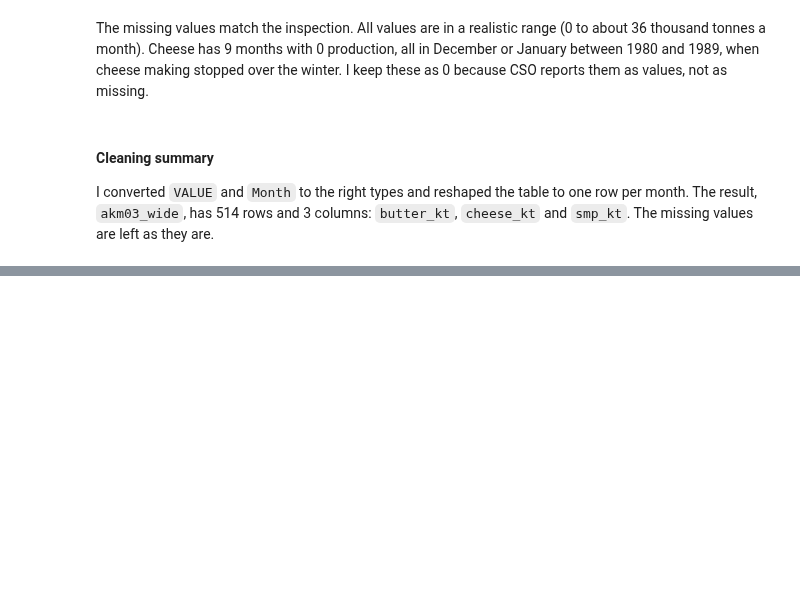
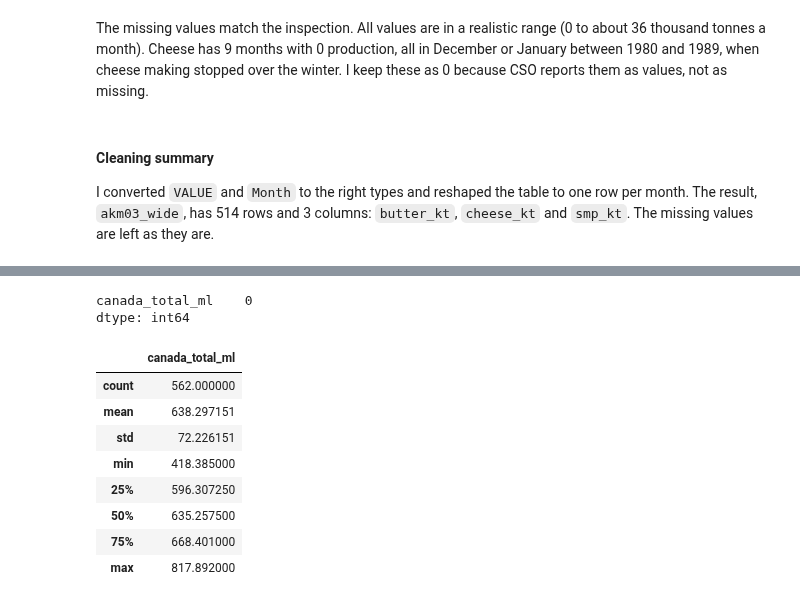
Before and after one commit to temulenbd/irish-dairy-analysis, a Jupyter notebook: notebooks/1_data_preparation.ipynb, the cells around one changed output, grey strips where cells are left out. Drawn from its saved outputs; the diff is of its cells as text; code cells hidden in the pictures; blank space fills up the shorter version.

```diff
--- a/notebooks/1_data_preparation.ipynb
+++ b/notebooks/1_data_preparation.ipynb
@@ -885,0 +1023,19 @@ I converted `VALUE` and `Month` to the right types and reshaped the table to one
+# %%
+# One row per month, with the date as the row label
+canada_wide = canada_clean.set_index("date")[["canada_total_ml"]]
+
+# Missing values and summary statistics
+print(canada_wide.isna().sum(), "\n")
+canada_wide.describe()
+# %% [output]
+canada_total_ml    0
+dtype: int64
+|  | canada_total_ml |
+| count | 562.000000 |
+| mean | 638.297151 |
+| std | 72.226151 |
+| min | 418.385000 |
+| 25% | 596.307250 |
+| 50% | 635.257500 |
+| 75% | 668.401000 |
+| max | 817.892000 |
```
Also changed, not shown: parts of 21 cells of this notebook, 4 other files.
